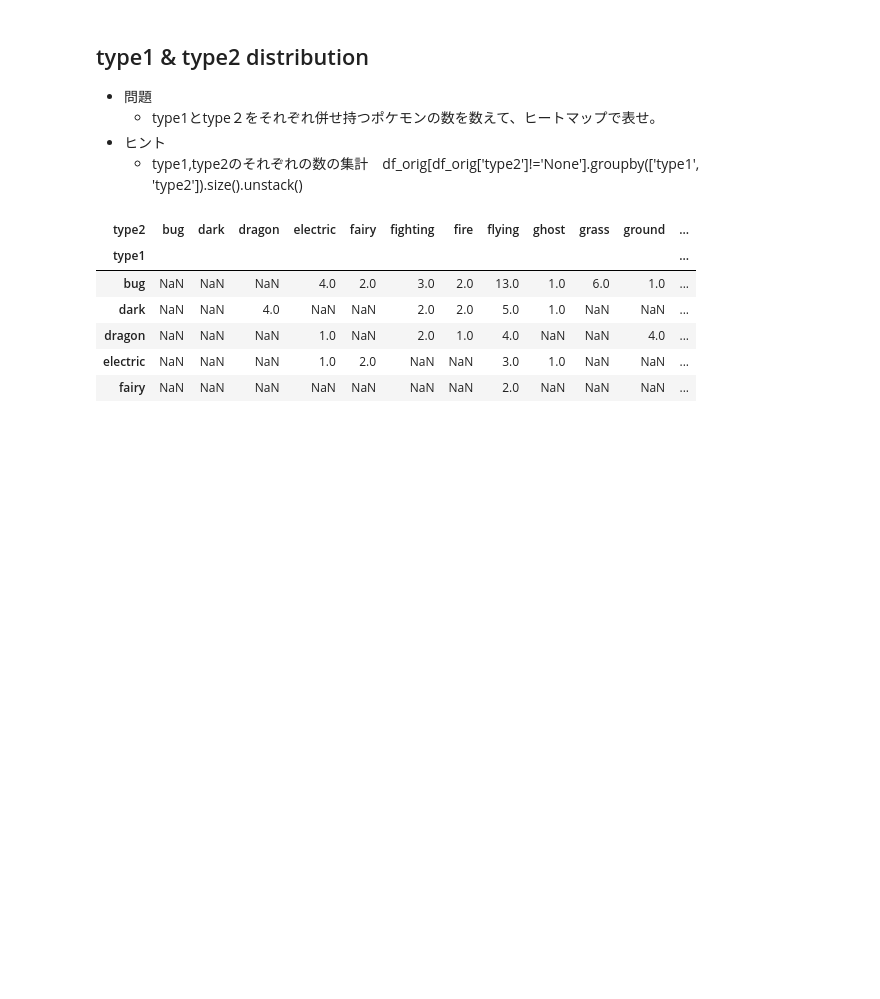
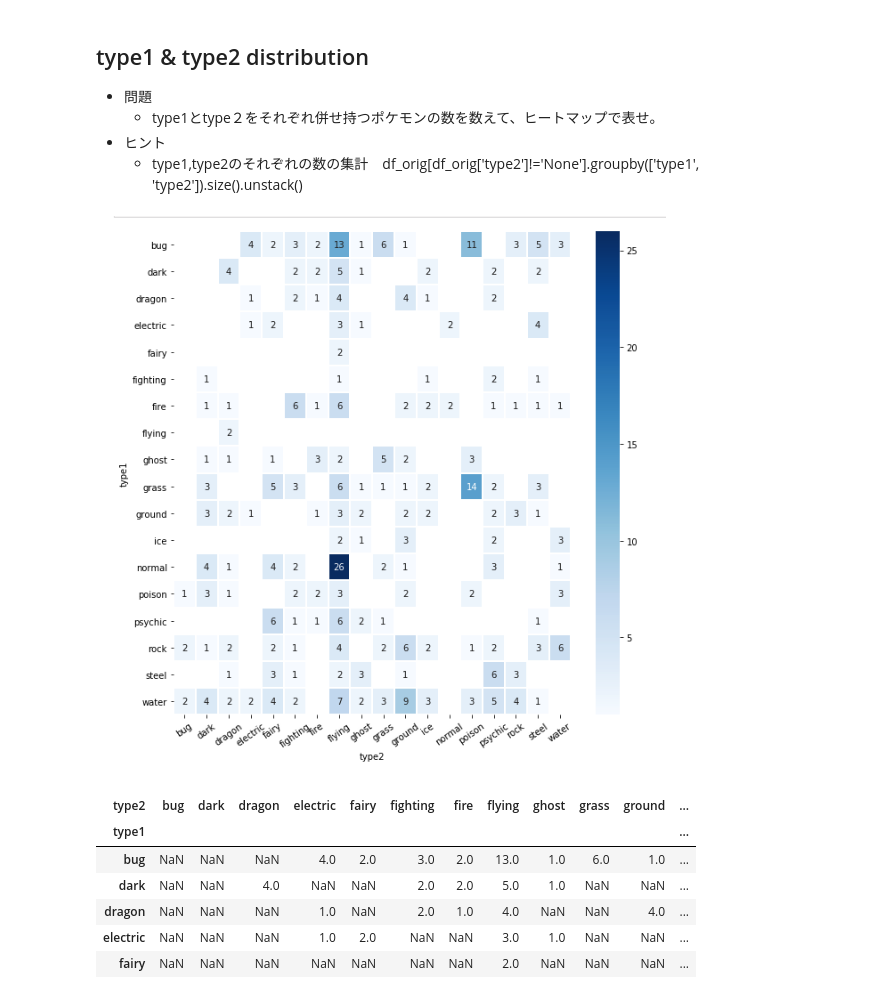
Before and after one commit to whiteblues1017/master-seminer-visualization, a Jupyter notebook: notebooks/pokemon-eda.ipynb, the cells around one changed output. Saved outputs shown, nothing was run; the diff lists cells and outputs as text; code cells hidden in the pictures; blank space fills up the shorter version.

```diff
--- a/notebooks/pokemon-eda.ipynb
+++ b/notebooks/pokemon-eda.ipynb
@@ -142,6 +142,12 @@ display(Image('/work/dataset/imgs/hp.png'))
    * type1とtype２をそれぞれ併せ持つポケモンの数を数えて、ヒートマップで表せ。
 * ヒント
    * type1,type2のそれぞれの数の集計　df_orig[df_orig['type2']!='None'].groupby(['type1', 'type2']).size().unstack()
+# %%
+# 表示例
+from IPython.display import Image, display_png
+display(Image('/work/dataset/imgs/heatmap.png'))
+# %% [output]
+[figure, added]
 # %%
 df_orig[df_orig['type2']!='None'].groupby(['type1', 'type2']).size().unstack().head()
 # %% [output]
```
Also changed, not shown: parts of 2 cells of this notebook, 2 other files.
